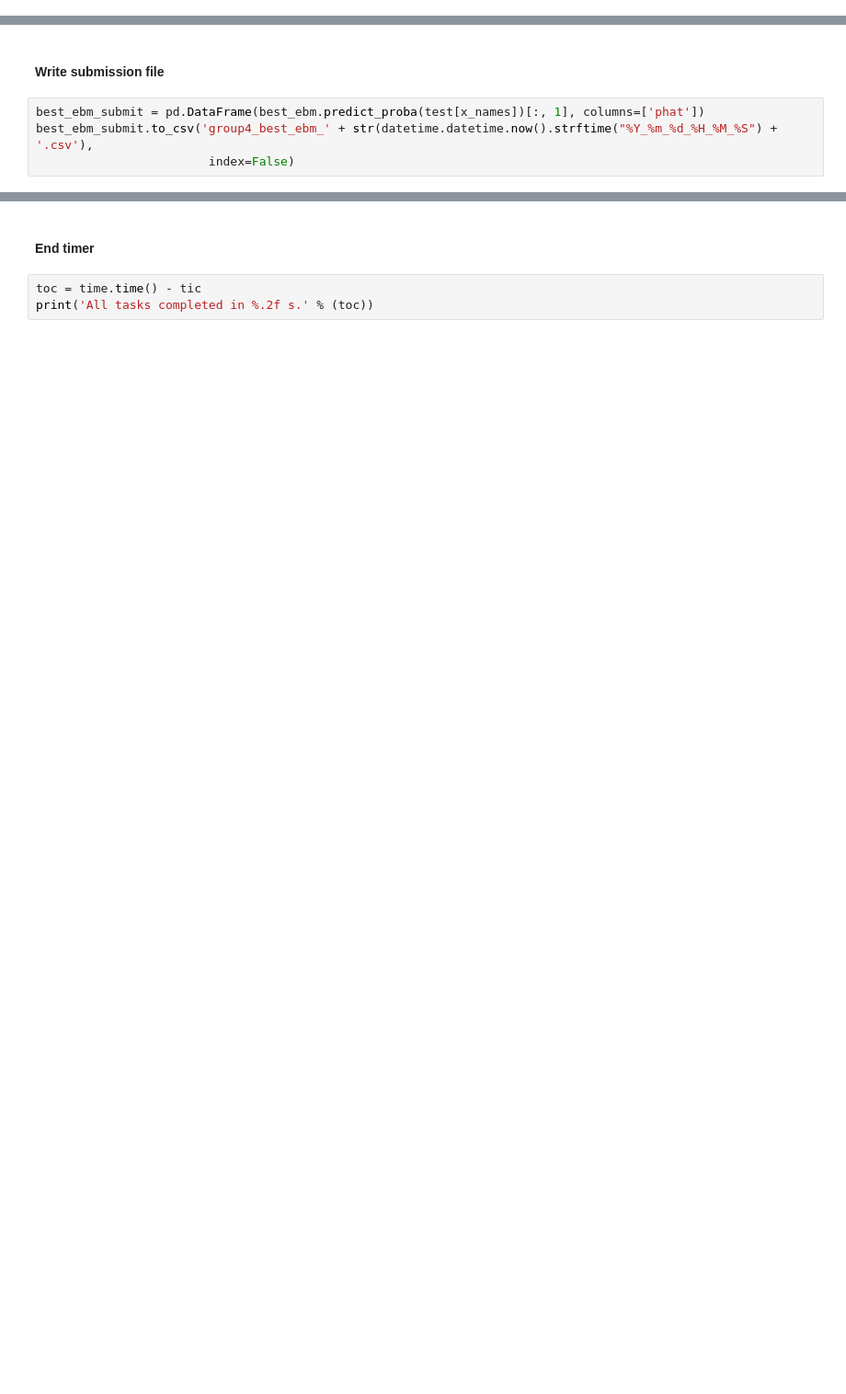
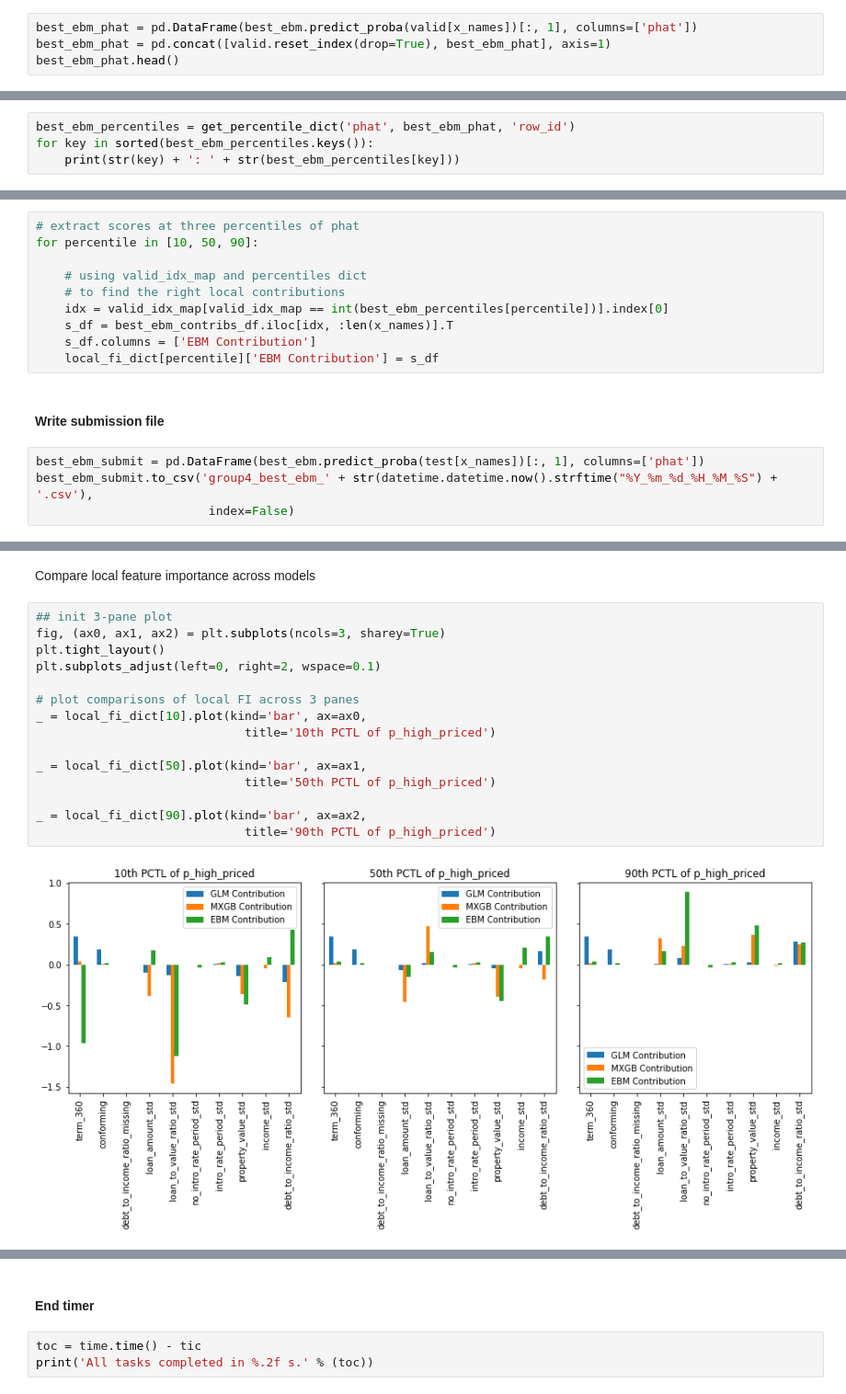
Before and after one commit to cbetterley/gw-rml-group4, a Jupyter notebook: assignment-1_group-4.ipynb, the cells around one changed output, grey strips where cells are left out. Shown at 92% size. Saved outputs shown, nothing was run; the diff lists cells and outputs as text; blank space fills up the shorter version.

```diff
--- a/assignment-1_group-4.ipynb
+++ b/assignment-1_group-4.ipynb
@@ -447,0 +605,4 @@ Validation AUC: 0.8227.
+# %%
+best_ebm_phat = pd.DataFrame(best_ebm.predict_proba(valid[x_names])[:, 1], columns=['phat'])
+best_ebm_phat = pd.concat([valid.reset_index(drop=True), best_ebm_phat], axis=1)
+best_ebm_phat.head()
@@ -447,0 +619,4 @@ Validation AUC: 0.8227.
+# %%
+best_ebm_percentiles = get_percentile_dict('phat', best_ebm_phat, 'row_id')
+for key in sorted(best_ebm_percentiles.keys()):
+    print(str(key) + ': ' + str(best_ebm_percentiles[key]))
@@ -448,3 +666,13 @@ Validation AUC: 0.8227.
+# %%
+# extract scores at three percentiles of phat
+for percentile in [10, 50, 90]:
+
+    # using valid_idx_map and percentiles dict
+    # to find the right local contributions
+    idx = valid_idx_map[valid_idx_map == int(best_ebm_percentiles[percentile])].index[0]
+    s_df = best_ebm_contribs_df.iloc[idx, :len(x_names)].T
+    s_df.columns = ['EBM Contribution']
+    local_fi_dict[percentile]['EBM Contribution'] = s_df
 # %% [markdown]
 #### Write submission file
 # %%
@@ -453,0 +697,19 @@ best_ebm_submit.to_csv('group4_best_ebm_' + str(datetime.datetime.now().strftime
+# %% [markdown]
+Compare local feature importance across models
+# %%
+## init 3-pane plot
+fig, (ax0, ax1, ax2) = plt.subplots(ncols=3, sharey=True)
+plt.tight_layout()
+plt.subplots_adjust(left=0, right=2, wspace=0.1)
+
+# plot comparisons of local FI across 3 panes
+_ = local_fi_dict[10].plot(kind='bar', ax=ax0,
+                             title='10th PCTL of p_high_priced')
+
+_ = local_fi_dict[50].plot(kind='bar', ax=ax1,
+                             title='50th PCTL of p_high_priced')
+
+_ = local_fi_dict[90].plot(kind='bar', ax=ax2,
+                             title='90th PCTL of p_high_priced')
+# %% [output]
+[figure, added]
```
Also changed, not shown: parts of 45 cells of this notebook.
